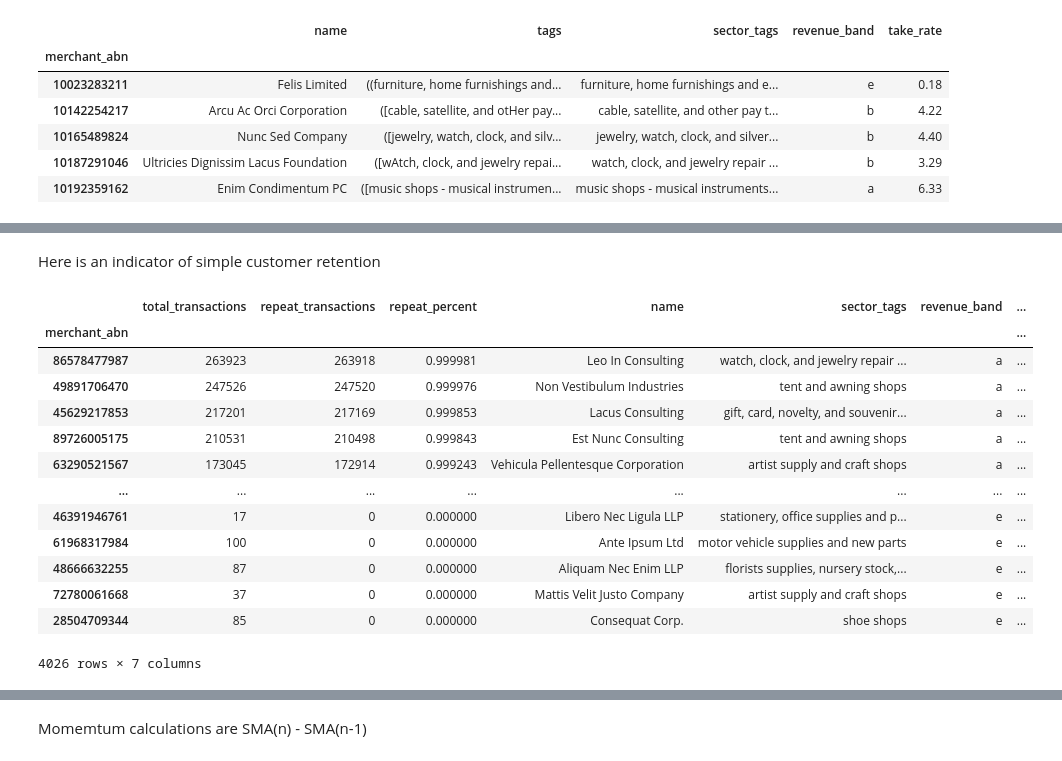
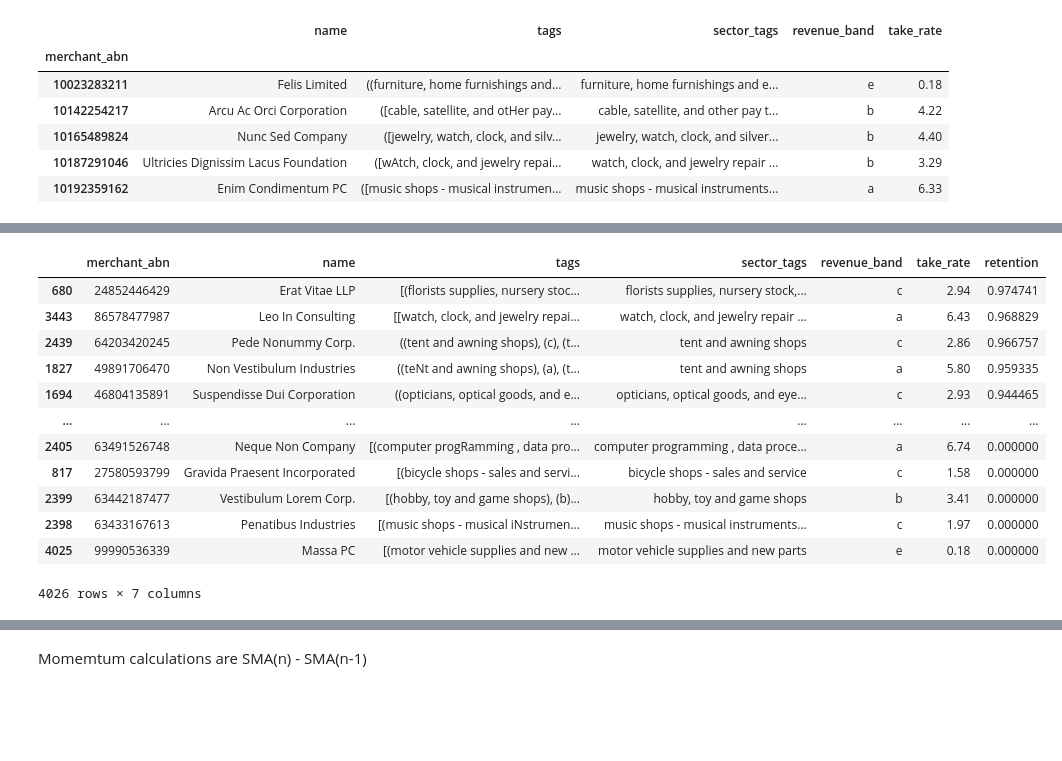
Before and after one commit to MAST30034-Applied-Data-Science/generic-buy-now-pay-later-project-group-17-adsb, a Jupyter notebook: notebooks/This is the model :(.ipynb, the cells around one changed output, grey strips where cells are left out. Drawn from its saved outputs; the diff is of its cells as text; code cells hidden in the pictures; blank space fills up the shorter version.

```diff
--- a/notebooks/This is the model :(.ipynb
+++ b/notebooks/This is the model :(.ipynb
@@ -70,23 +68,0 @@ len(user_counts[user_counts["count"] > 1])/len(user_counts)
-# %% [markdown]
-Here is an indicator of simple customer retention
-# %%
-merchant_counts = user_counts.groupby("merchant_abn").agg(total_transactions=("count", "sum"))
-merchant_counts["repeat_transactions"] = user_counts.groupby("merchant_abn").apply(lambda x: x[x["count"] > 1]["count"].sum())
-merchant_counts["repeat_percent"] = merchant_counts["repeat_transactions"]/merchant_counts["total_transactions"]
-retention = merchant_counts.merge(merchants, left_index=True, right_on="merchant_abn").sort_values(["revenue_band", "repeat_percent", "take_rate"], ascending=[True,False,True]).drop("tags", axis=1)
-retention
-# %% [output]
-|  | total_transactions | repeat_transactions | repeat_percent | name | sector_tags | revenue_band | ... |
-| merchant_abn |  |  |  |  |  |  | ... |
-| 86578477987 | 263923 | 263918 | 0.999981 | Leo In Consulting | watch, clock, and jewelry repair ... | a | ... |
-| 49891706470 | 247526 | 247520 | 0.999976 | Non Vestibulum Industries | tent and awning shops | a | ... |
-| 45629217853 | 217201 | 217169 | 0.999853 | Lacus Consulting | gift, card, novelty, and souvenir... | a | ... |
-| 89726005175 | 210531 | 210498 | 0.999843 | Est Nunc Consulting | tent and awning shops | a | ... |
-| 63290521567 | 173045 | 172914 | 0.999243 | Vehicula Pellentesque Corporation | artist supply and craft shops | a | ... |
-| ... | ... | ... | ... | ... | ... | ... | ... |
-| 46391946761 | 17 | 0 | 0.000000 | Libero Nec Ligula LLP | stationery, office supplies and p... | e | ... |
-| 61968317984 | 100 | 0 | 0.000000 | Ante Ipsum Ltd | motor vehicle supplies and new parts | e | ... |
-| 48666632255 | 87 | 0 | 0.000000 | Aliquam Nec Enim LLP | florists supplies, nursery stock,... | e | ... |
-| 72780061668 | 37 | 0 | 0.000000 | Mattis Velit Justo Company | artist supply and craft shops | e | ... |
-| 28504709344 | 85 | 0 | 0.000000 | Consequat Corp. | shoe shops | e | ... |
-4026 rows × 7 columns
@@ -92,0 +102,20 @@ retention
+# %%
+retention = merchants.reset_index()
+transactions["order_datetime"] = pd.to_datetime(transactions["order_datetime"])
+retention["retention"] = retention["merchant_abn"].apply(lambda x: np.mean(customer_retention(x, transactions, 6) or [0]))
+retention = retention.sort_values("retention", ascending=False)
+retention
+# %% [output]
+|  | merchant_abn | name | tags | sector_tags | revenue_band | take_rate | retention |
+| 680 | 24852446429 | Erat Vitae LLP | [(florists supplies, nursery stoc... | florists supplies, nursery stock,... | c | 2.94 | 0.974741 |
+| 3443 | 86578477987 | Leo In Consulting | [[watch, clock, and jewelry repai... | watch, clock, and jewelry repair ... | a | 6.43 | 0.968829 |
+| 2439 | 64203420245 | Pede Nonummy Corp. | ((tent and awning shops), (c), (t... | tent and awning shops | c | 2.86 | 0.966757 |
+| 1827 | 49891706470 | Non Vestibulum Industries | ((teNt and awning shops), (a), (t... | tent and awning shops | a | 5.80 | 0.959335 |
+| 1694 | 46804135891 | Suspendisse Dui Corporation | ((opticians, optical goods, and e... | opticians, optical goods, and eye... | c | 2.93 | 0.944465 |
+| ... | ... | ... | ... | ... | ... | ... | ... |
+| 2405 | 63491526748 | Neque Non Company | [(computer progRamming , data pro... | computer programming , data proce... | a | 6.74 | 0.000000 |
+| 817 | 27580593799 | Gravida Praesent Incorporated | [(bicycle shops - sales and servi... | bicycle shops - sales and service | c | 1.58 | 0.000000 |
+| 2399 | 63442187477 | Vestibulum Lorem Corp. | [(hobby, toy and game shops), (b)... | hobby, toy and game shops | b | 3.41 | 0.000000 |
+| 2398 | 63433167613 | Penatibus Industries | [(music shops - musical iNstrumen... | music shops - musical instruments... | c | 1.97 | 0.000000 |
+| 4025 | 99990536339 | Massa PC | [(motor vehicle supplies and new ... | motor vehicle supplies and new parts | e | 0.18 | 0.000000 |
+4026 rows × 7 columns
```
Also changed, not shown: parts of 9 cells of this notebook, 1 other file.
